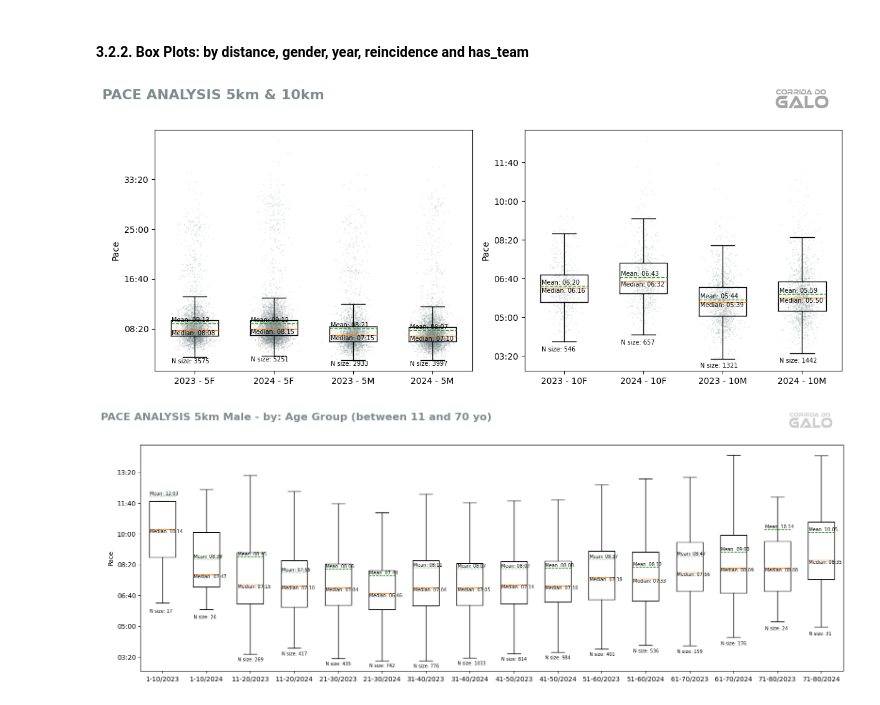
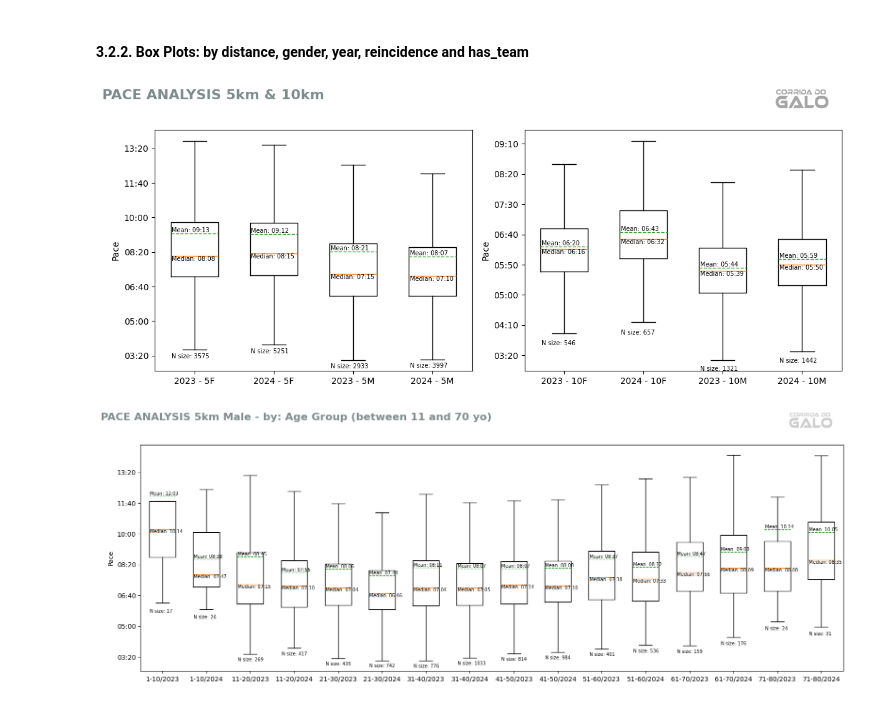
Before and after one commit to rocha-carvalhaes/galo_race_2.0, a Jupyter notebook: notebooks/performance_eda.ipynb, the cells around one changed output. Drawn from its saved outputs; the diff is of its cells as text; code cells hidden in the pictures.

```diff
--- a/notebooks/performance_eda.ipynb
+++ b/notebooks/performance_eda.ipynb
@@ -525,7 +509,7 @@ def data_without_outliers_iqr(data):
     # Return the mean of the filtered data
     return filtered_data
 # %%
-def boxplot_by(series_names, series_data, display = 'h', fig_title = None, figsize=(10, 5), add_jitter=True):
+def boxplot_by(series_names, series_data, display = 'h', fig_title = None, figsize=(10, 5), add_jitter=True, highlight=None):
 
     if type(series_names[0]) != list:
         series_names = [series_names]
@@ -575,6 +559,10 @@ def boxplot_by(series_names, series_data, display = 'h', fig_title = None, figsi
                     x = np.random.normal(i, widths*0.15, size=len(y))
                     ax[p].scatter(x, y, s=0.2, alpha=0.2, color=color_palette['gray_dark'])
 
+                if highlight:
+                    x = np.random.normal(i, widths*0.15, 1)
+                    ax[p].scatter(x, highlight, s=4, color=color_palette['yellow_dark'])
+
                 median_seconds = np.median(y)
                 mean_seconds = np.mean(y)
 
@@ -624,31 +612,31 @@ df['pace_s'] = df['total_time_s'] / df['dist_num']
 # %%
 
 fig_title = 'PACE ANALYSIS 5km & 10km'
 series_names_5km = ['2023 - 5F', '2024 - 5F', '2023 - 5M', '2024 - 5M']
 series_data_5km = [
     df.loc[(df['year']==2023) & (df['dist_num']==5) & (df['gender']=='F'), 'pace_s'],
     df.loc[(df['year']==2024) & (df['dist_num']==5) & (df['gender']=='F'), 'pace_s'],
     df.loc[(df['year']==2023) & (df['dist_num']==5) & (df['gender']=='M'), 'pace_s'],
     df.loc[(df['year']==2024) & (df['dist_num']==5) & (df['gender']=='M'), 'pace_s']
     ]
 
 series_names_10km = ['2023 - 10F', '2024 - 10F', '2023 - 10M', '2024 - 10M']
 series_data_10km = [
     df.loc[(df['year']==2023) & (df['dist_num']==10) & (df['gender']=='F'), 'pace_s'],
     df.loc[(df['year']==2024) & (df['dist_num']==10) & (df['gender']=='F'), 'pace_s'],
     df.loc[(df['year']==2023) & (df['dist_num']==10) & (df['gender']=='M'), 'pace_s'],
     df.loc[(df['year']==2024) & (df['dist_num']==10) & (df['gender']=='M'), 'pace_s']
     ]
 
 fig, ax = boxplot_by(
     series_names=[series_names_5km, series_names_10km],
     series_data=[series_data_5km, series_data_10km],
     fig_title=fig_title,
     display='h',
     figsize=(12, 5),
-    add_jitter=True)
+    add_jitter=False)
 # %% [output]
-[figure, old version]
+[figure, new version]
 # %%
 fig_title = 'PACE ANALYSIS 5km Male - by: Age Group (between 11 and 70 yo)'
 
```
Also changed, not shown: parts of 8 cells of this notebook.
